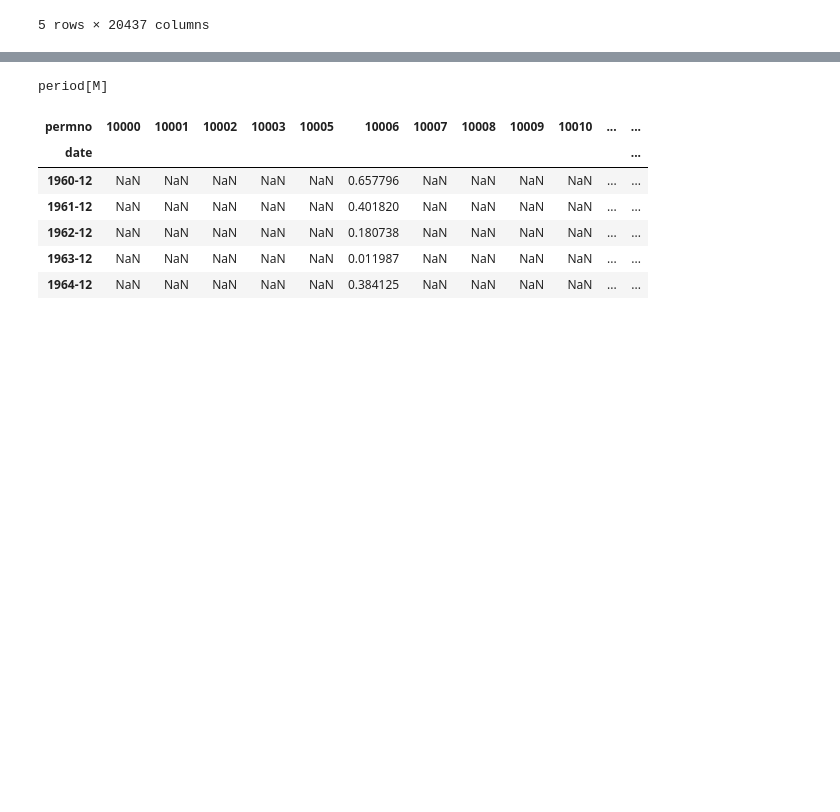
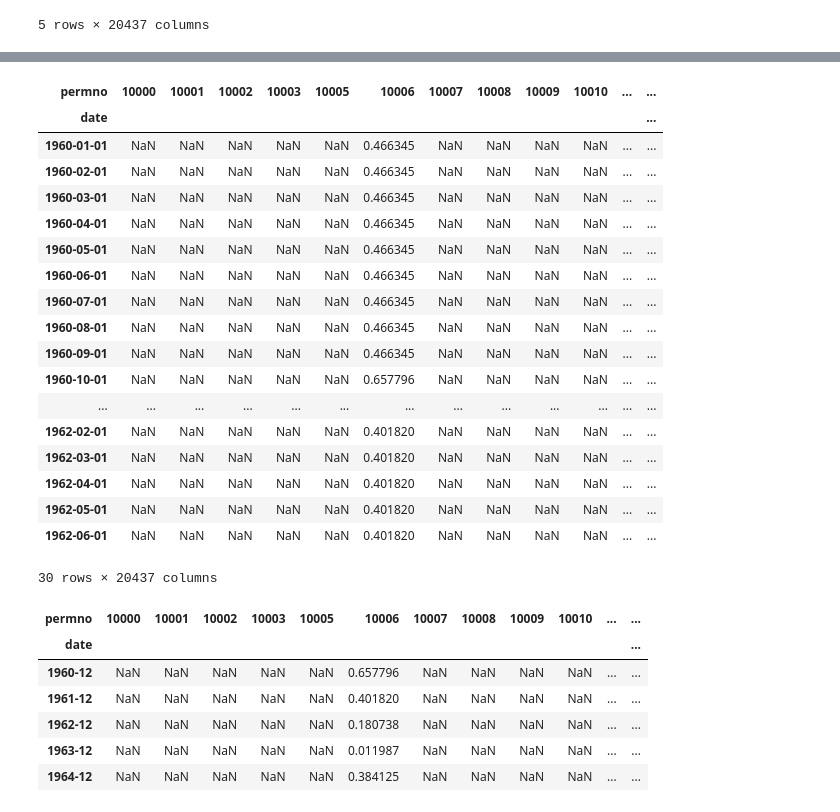
Before and after one commit to justusschenk/valueinvesting, a Jupyter notebook: Portfolio-composition.ipynb, the cells around one changed output, grey strips where cells are left out. Saved outputs shown, nothing was run; the diff lists cells and outputs as text; code cells hidden in the pictures; blank space fills up the shorter version.

```diff
--- a/Portfolio-composition.ipynb
+++ b/Portfolio-composition.ipynb
@@ -400,7 +427,25 @@ annual_log_returns.head()
 # %%
-annual_log_returns.index.dtype
+bm[:30]
 # %% [output]
+| permno | 10000 | 10001 | 10002 | 10003 | 10005 | 10006 | 10007 | 10008 | 10009 | 10010 | ... | ... |
+| date |  |  |  |  |  |  |  |  |  |  |  | ... |
+| 1960-01-01 | NaN | NaN | NaN | NaN | NaN | 0.466345 | NaN | NaN | NaN | NaN | ... | ... |
+| 1960-02-01 | NaN | NaN | NaN | NaN | NaN | 0.466345 | NaN | NaN | NaN | NaN | ... | ... |
+| 1960-03-01 | NaN | NaN | NaN | NaN | NaN | 0.466345 | NaN | NaN | NaN | NaN | ... | ... |
+| 1960-04-01 | NaN | NaN | NaN | NaN | NaN | 0.466345 | NaN | NaN | NaN | NaN | ... | ... |
+| 1960-05-01 | NaN | NaN | NaN | NaN | NaN | 0.466345 | NaN | NaN | NaN | NaN | ... | ... |
+| 1960-06-01 | NaN | NaN | NaN | NaN | NaN | 0.466345 | NaN | NaN | NaN | NaN | ... | ... |
+| 1960-07-01 | NaN | NaN | NaN | NaN | NaN | 0.466345 | NaN | NaN | NaN | NaN | ... | ... |
+| 1960-08-01 | NaN | NaN | NaN | NaN | NaN | 0.466345 | NaN | NaN | NaN | NaN | ... | ... |
+| 1960-09-01 | NaN | NaN | NaN | NaN | NaN | 0.466345 | NaN | NaN | NaN | NaN | ... | ... |
+| 1960-10-01 | NaN | NaN | NaN | NaN | NaN | 0.657796 | NaN | NaN | NaN | NaN | ... | ... |
+| ... | ... | ... | ... | ... | ... | ... | ... | ... | ... | ... | ... | ... |
+| 1962-02-01 | NaN | NaN | NaN | NaN | NaN | 0.401820 | NaN | NaN | NaN | NaN | ... | ... |
+| 1962-03-01 | NaN | NaN | NaN | NaN | NaN | 0.401820 | NaN | NaN | NaN | NaN | ... | ... |
+| 1962-04-01 | NaN | NaN | NaN | NaN | NaN | 0.401820 | NaN | NaN | NaN | NaN | ... | ... |
+| 1962-05-01 | NaN | NaN | NaN | NaN | NaN | 0.401820 | NaN | NaN | NaN | NaN | ... | ... |
+| 1962-06-01 | NaN | NaN | NaN | NaN | NaN | 0.401820 | NaN | NaN | NaN | NaN | ... | ... |
-period[M]
+30 rows × 20437 columns
 # %%
 bm.index = pd.to_datetime(bm.index, format="ISO8601")
 bm_dec = bm[bm.index.month == 12]
```
Also changed, not shown: parts of 22 cells of this notebook.
